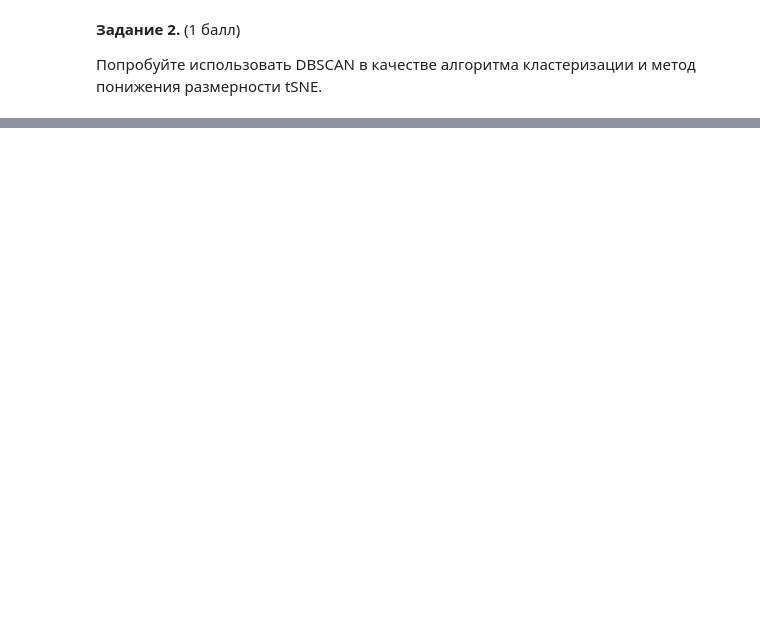
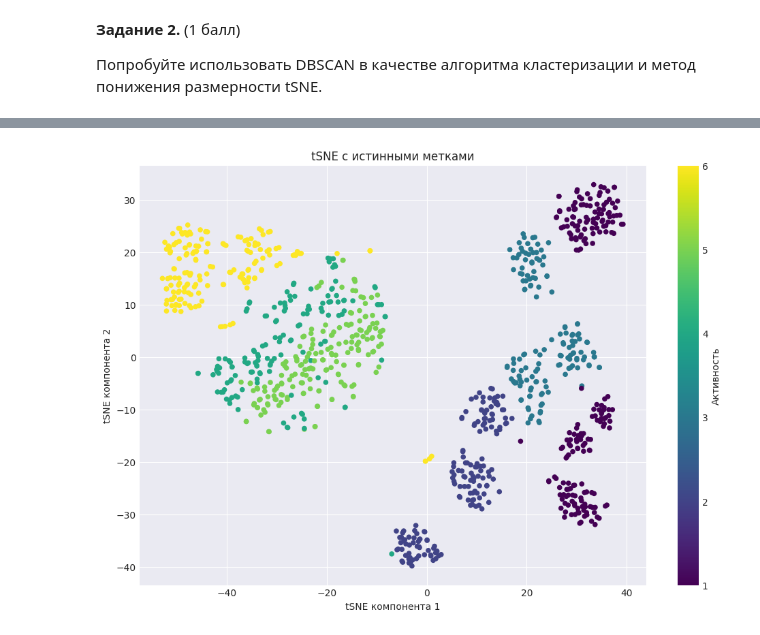
Before and after one commit to hedw1qqq/ml, a Jupyter notebook: hw3/hw3-unsupervised.ipynb, the cells around one changed output, grey strips where cells are left out. Saved outputs shown, nothing was run; the diff lists cells and outputs as text; code cells hidden in the pictures; blank space fills up the shorter version.

```diff
--- a/hw3/hw3-unsupervised.ipynb
+++ b/hw3/hw3-unsupervised.ipynb
@@ -468,0 +564,10 @@ tab
+# %%
+plt.figure(figsize=(12, 8))
+plt.scatter(X_tsne[:, 0], X_tsne[:, 1], c=y[:1000], s=20, cmap='viridis')
+plt.title("tSNE с истинными метками")
+plt.xlabel("tSNE компонента 1")
+plt.ylabel("tSNE компонента 2")
+plt.colorbar(label='Активность')
+plt.show()
+# %% [output]
+[figure, added]
```
Also changed, not shown: parts of 12 cells of this notebook.
